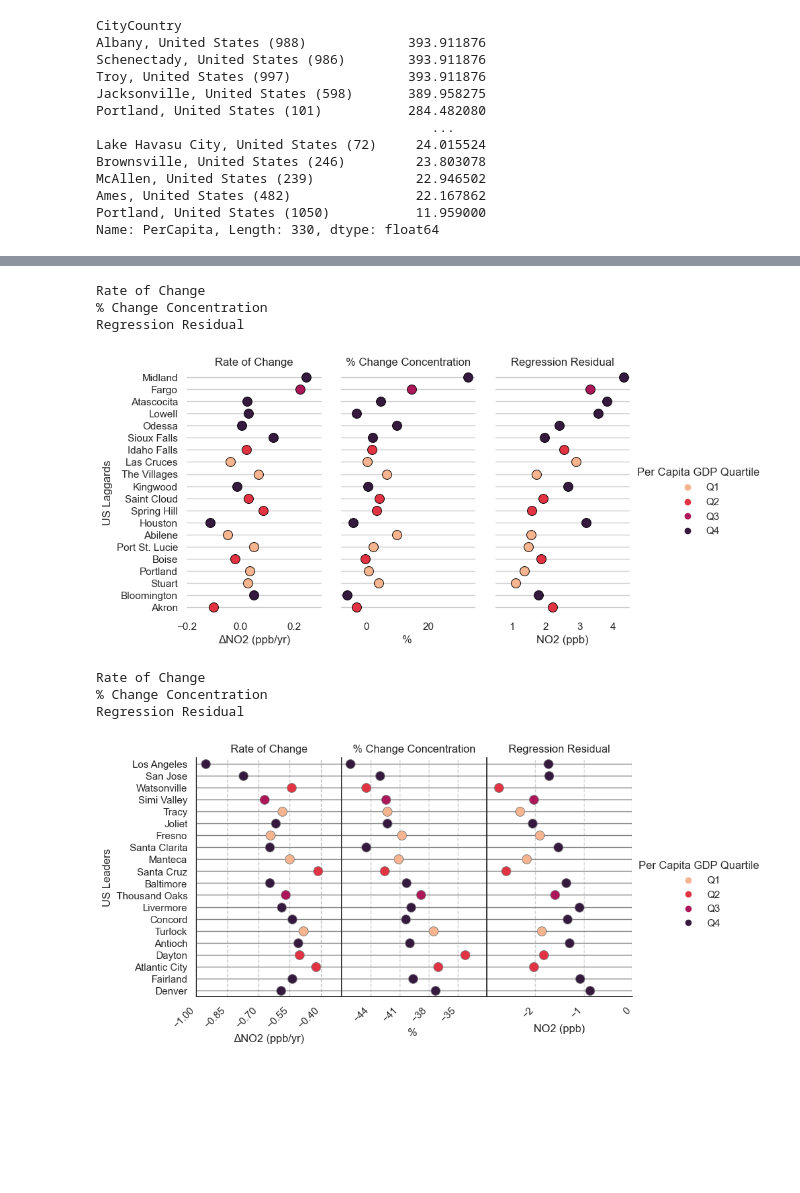
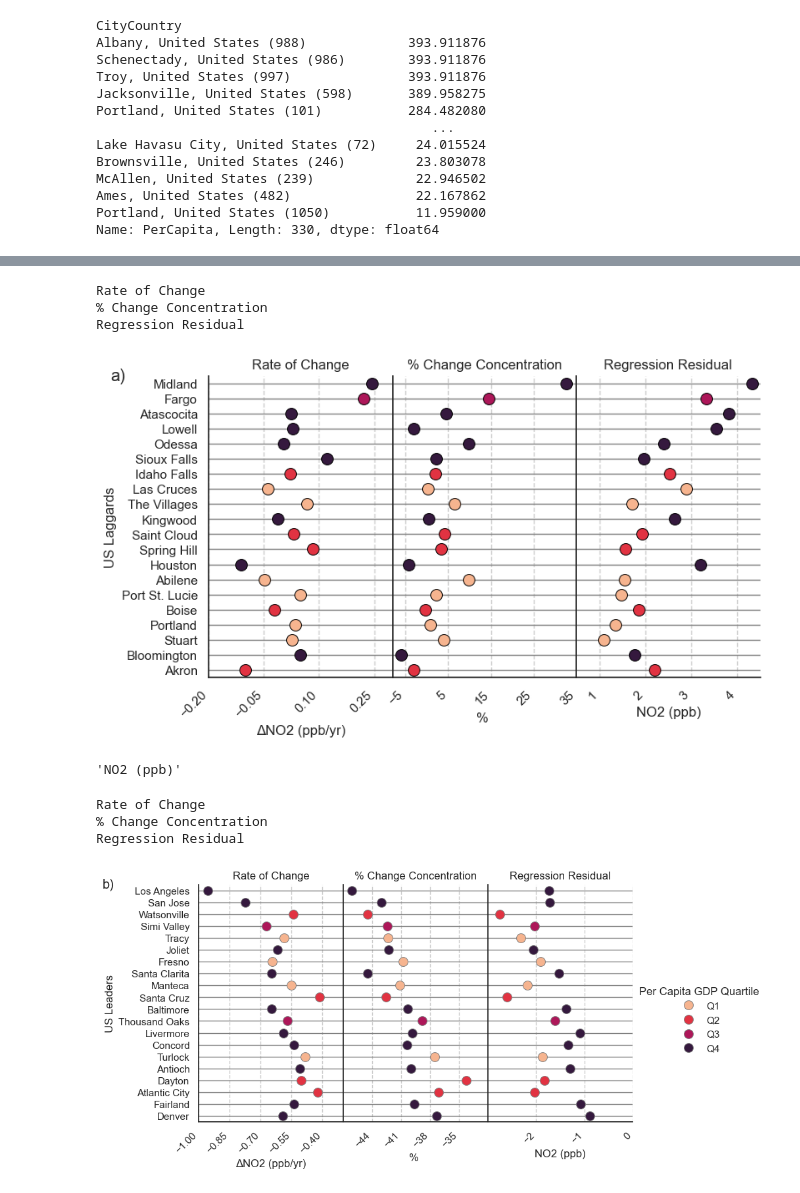
Before and after one commit to sararunkel/LeadersLaggards, a Jupyter notebook: fullUSregression.ipynb, the cells around one changed output, grey strips where cells are left out. Saved outputs shown, nothing was run; the diff lists cells and outputs as text; code cells hidden in the pictures; blank space fills up the shorter version.

```diff
--- a/fullUSregression.ipynb
+++ b/fullUSregression.ipynb
@@ -73,7 +62,7 @@ merge['BaseT']=np.sqrt(merge.Base_NO2)
 merge['LogGDP']=np.log(merge[2010])
 gdp.set_index('CityCountry', inplace=True)
 # %%
-f= pd.read_csv('./Inputs/unified_data_SR-v4.csv')
+f= pd.read_csv('./Inputs/unified_data_SR-v3.csv')
 f= f[f.Country=='United States'].drop_duplicates().query('Year==2019').copy()
 st =pd.read_csv('./Inputs/IDtoSt.csv')
 # %%
@@ -276,53 +294,62 @@ import matplotlib.pyplot as plt
 sns.set(font_scale=1)
 sns.set_theme(style='white')
 hue_order = ['0.10','0.25','0.50','0.75','0.90','1.00','NA']
 splot = plot.head(20).copy().reset_index()
 #splot['City']=splot.CityCountry.str.split(',',expand=True)[0]
-g = sns.PairGrid(splot,hue= 'GDPBins',#hue_order=hue_order,palette='crest',
+g1 = sns.PairGrid(splot,hue= 'GDPBins',#hue_order=hue_order,palette='crest',
                  x_vars=['Slope','ConcPercChange',"Residuals"], y_vars=["City"],
                  height=len(splot)/10*2.2, aspect=11.5/len(splot),palette=palette )
 
 # Draw a dot plot using the stripplot function
-g.map(sns.stripplot, size=10,orient="h", jitter=False,palette=palette,
+g1.map(sns.stripplot, size=10,orient="h", jitter=False,palette=palette,
       linewidth=0.7, edgecolor="black")
 
 # Use the same x axis limits on all columns and add better labels
-g.set(ylabel= 'US Laggards')
+g1.set(ylabel= 'US Laggards')
 #g.set(xlim=(0, 25), xlabel="Crashes", ylabel="")
-g.add_legend(title='Per Capita GDP Quartile')
-new_labels = ['Q1','Q2','Q3','Q4']
-for t, l in zip(g._legend.texts, new_labels):
-    t.set_text(l)
+#g1.add_legend(title='Per Capita GDP Quartile')
+g1.fig.suptitle('a)', x=-.05)
 #g.legend(labels = ['Q1','Q2','Q3','Q4'])
 #g.tight_layout()
 # Use semantically meaningful titles for the columns
+# Use semantically meaningful titles for the columns
+
+
+tt={"Rate of Change":np.arange(-0.2,0.3,0.15),"% Change Concentration": np.arange(-5,37,10), "Regression Residual":np.arange(1,4.1,1)}
 titles = ["Rate of Change","% Change Concentration", "Regression Residual"]
          # "County GDP","Population Change"]
 xlabels = {'ΔNO2 (ppb/yr)':(-0.2,0.3),'% ':(-8,35),'NO2 (ppb)':(0.5,4.5),}
 
 
-for ax, title, xlabel in zip(g.axes.flat, titles ,xlabels):
+for ax, title, xlabel in zip(g1.axes.flat, titles ,xlabels):
     print(title)
     # Set a different title for each axes
+    ax.set_xticks(ticks=tt[title])
     ax.set(title=title, xlabel=xlabel,xlim=xlabels[xlabel])
+    labels = ax.get_xticklabels()
+    plt.setp(labels, rotation=45, horizontalalignment='right')
+    # Make the grid horizontal instead of vertical
+    ax.xaxis.grid(True, linestyle='--')
+    ax.yaxis.grid(True, color='0.5')
 
-    # Make the grid horizontal instead of vertical
-    ax.xaxis.grid(False)
-    ax.yaxis.grid(True)
-
-
-sns.despine(left=True, bottom=True)
+plt.subplots_adjust(hspace=-0.1, wspace=0)#
+#sns.despine(left=True, bottom=True)
 plt.savefig(output_dir+'/CitiesStripPlot_bottom20_SlopePopChange.png',bbox_inches='tight',dpi=200)
+plt.savefig(output_dir+'/CitiesStripPlot_bottom20_SlopePopChange.eps',bbox_inches='tight')
 # %% [output]
 Rate of Change
 % Change Concentration
 Regression Residual
-[figure, old version]
+[figure, new version]
+# %%
+xlabel
+# %% [output]
+'NO2 (ppb)'
 # %%
 # Make the PairGrid
 #palette = sns.color_palette("rocket_r")
 #palette.append("0.7")
-#sns.set_style("darkgrid")
+sns.set_style("darkgrid")
 
 sns.set(font_scale=1)
 sns.set_theme(style='white')
@@ -339,6 +366,7 @@ g.map(sns.stripplot, size=10,orient="h", jitter=False,palette=palette,
 
 # Use the same x axis limits on all columns and add better labels
 g.set(ylabel= 'US Leaders')
+g.fig.suptitle('b)', x=-.05)
 #g.set(xlim=(0, 25), xlabel="Crashes", ylabel="")
 g.add_legend(title='Per Capita GDP Quartile')
 #g.tight_layout()
@@ -356,7 +384,7 @@ tt={"Rate of Change":np.arange(-1,-0.31,0.15),"% Change Concentration": np.arang
 for ax, title, xlabel in zip(g.axes.flat, titles ,xlabels):
     print(title)
     # Set a different title for each axes
-    ax.set_xticks(ticks =tt[title],rotation=70)
+    ax.set_xticks(ticks=tt[title])
     ax.set(title=title, xlabel=xlabel,xlim=xlabels[xlabel])
     labels = ax.get_xticklabels()
     plt.setp(labels, rotation=45, horizontalalignment='right')
@@ -367,11 +395,12 @@ for ax, title, xlabel in zip(g.axes.flat, titles ,xlabels):
 plt.subplots_adjust(hspace=-0.1, wspace=0)#
 #sns.despine(left=True, bottom=True)
 plt.savefig(output_dir+'/CitiesStripPlot_top20_SlopePopChange.png',bbox_inches='tight',dpi=200)
+plt.savefig(output_dir+'/CitiesStripPlot_top20_SlopePopChange.eps',bbox_inches='tight',dpi=200)
 # %% [output]
 Rate of Change
 % Change Concentration
 Regression Residual
-[figure, old version]
+[figure, new version]
 # %%
 plot['Base_PerCapita']=pcap['Base_PerCapita']
 # %%
```
Also changed, not shown: parts of 18 cells of this notebook, 2 other files.
